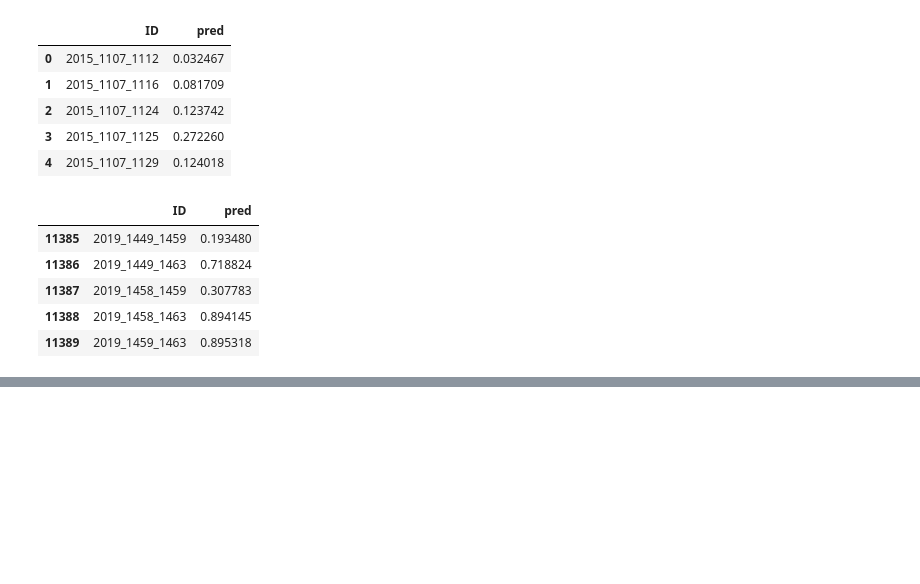
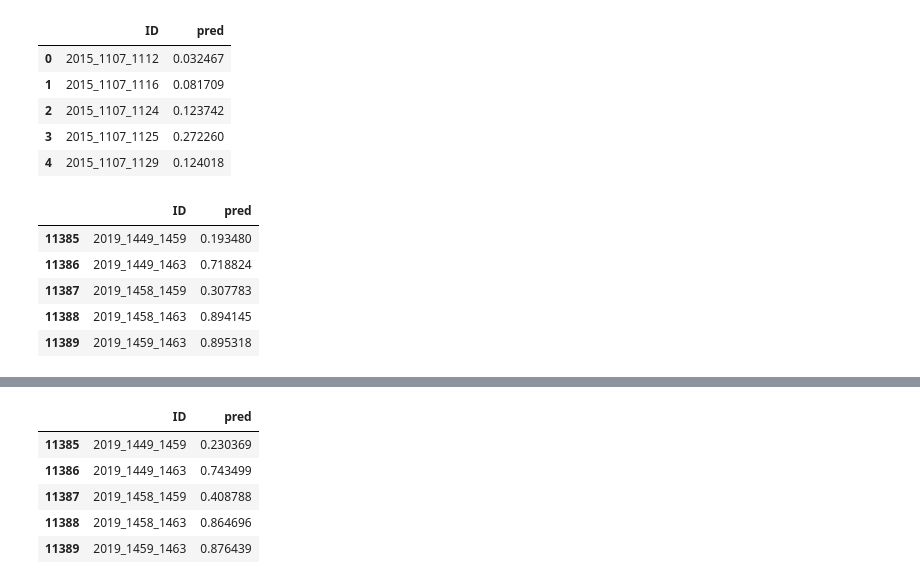
Before and after one commit to AbooNaziha/NCAAM-Competition, a Jupyter notebook: Improved_competition_folder/model_predictions.ipynb, the cells around one changed output, grey strips where cells are left out. Cells and saved outputs as stored; diff of their text form; code cells hidden in the pictures; blank space fills up the shorter version.

```diff
--- a/Improved_competition_folder/model_predictions.ipynb
+++ b/Improved_competition_folder/model_predictions.ipynb
@@ -294,0 +405,9 @@ second_rd_submission.to_csv('Munira_submission.csv', index=False)
+# %%
+second_rd_submission.tail()
+# %% [output]
+|  | ID | pred |
+| 11385 | 2019_1449_1459 | 0.230369 |
+| 11386 | 2019_1449_1463 | 0.743499 |
+| 11387 | 2019_1458_1459 | 0.408788 |
+| 11388 | 2019_1458_1463 | 0.864696 |
+| 11389 | 2019_1459_1463 | 0.876439 |
```
Also changed, not shown: parts of 44 cells of this notebook, 7 other files.
